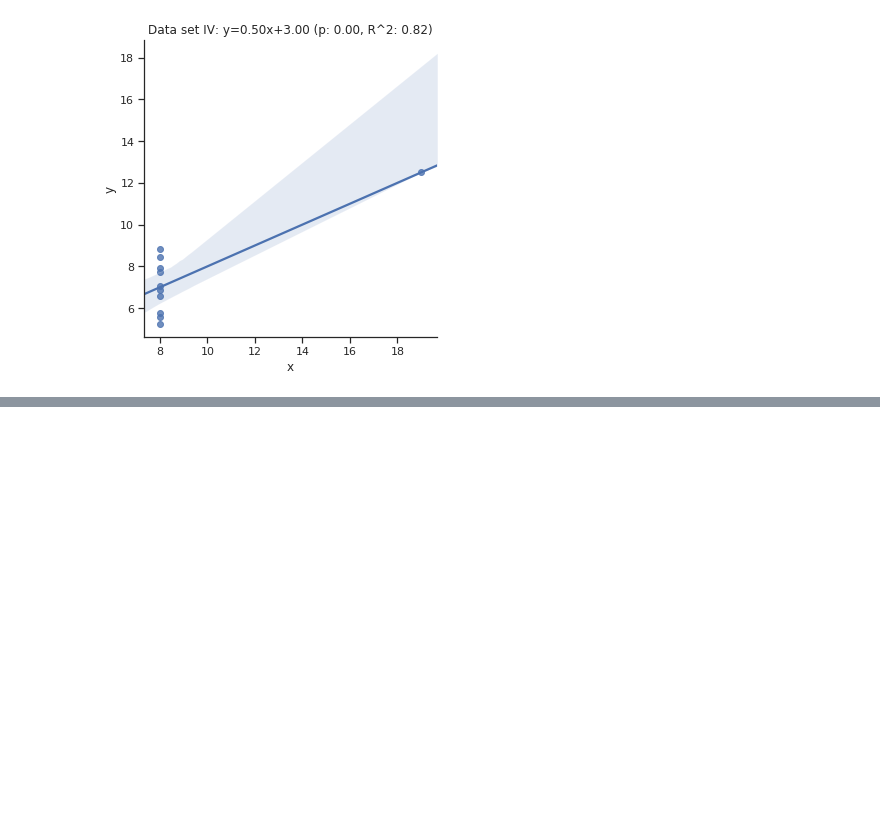
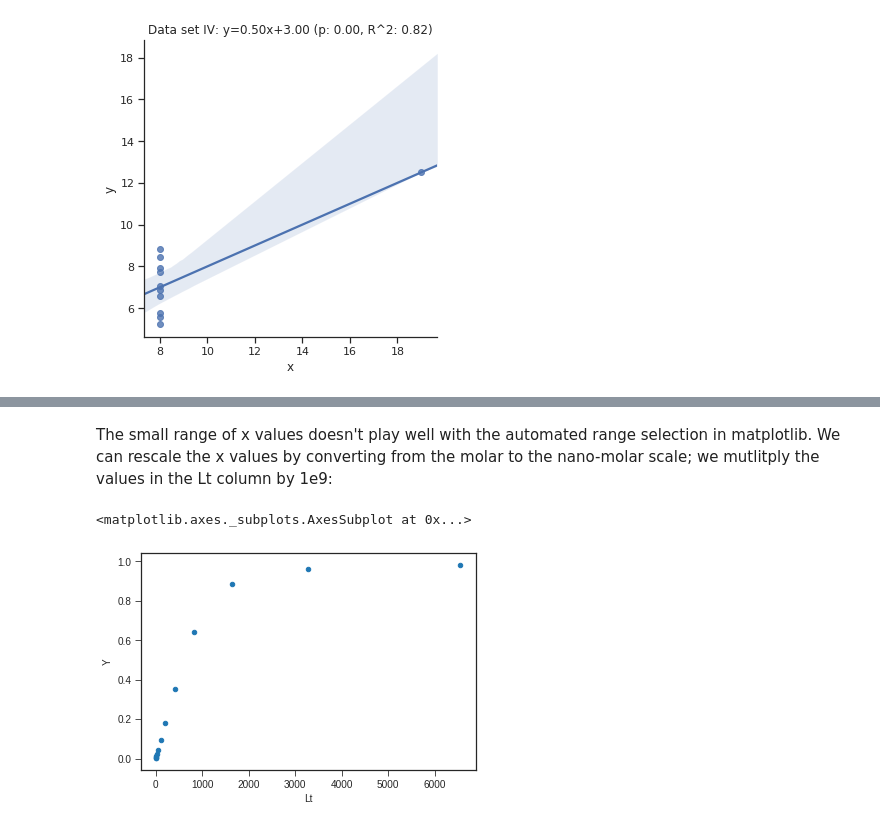
Before and after one commit to mpfoster/Biochem6765, a Jupyter notebook: 6765_asg2_notebook.ipynb, the cells around one changed output, grey strips where cells are left out. Saved outputs shown, nothing was run; the diff lists cells and outputs as text; code cells hidden in the pictures; blank space fills up the shorter version.

```diff
--- a/6765_asg2_notebook.ipynb
+++ b/6765_asg2_notebook.ipynb
@@ -96,0 +147,8 @@ for data_set in df.dataset.unique():
+# %% [markdown]
+The small range of x values doesn't play well with the automated range selection in matplotlib. We can rescale the x values by converting from the molar to the nano-molar scale; we mutlitply the values in the Lt column by 1e9:
+# %%
+df.Lt = df.Lt.multiply(1e9) # change units to nanomolar (1e-9 M)
+df.plot(x='Lt', y='Y', kind='scatter')
+# %% [output]
+<matplotlib.axes._subplots.AxesSubplot at 0x...>
+[figure, added]
```
Also changed, not shown: parts of 17 cells of this notebook.
